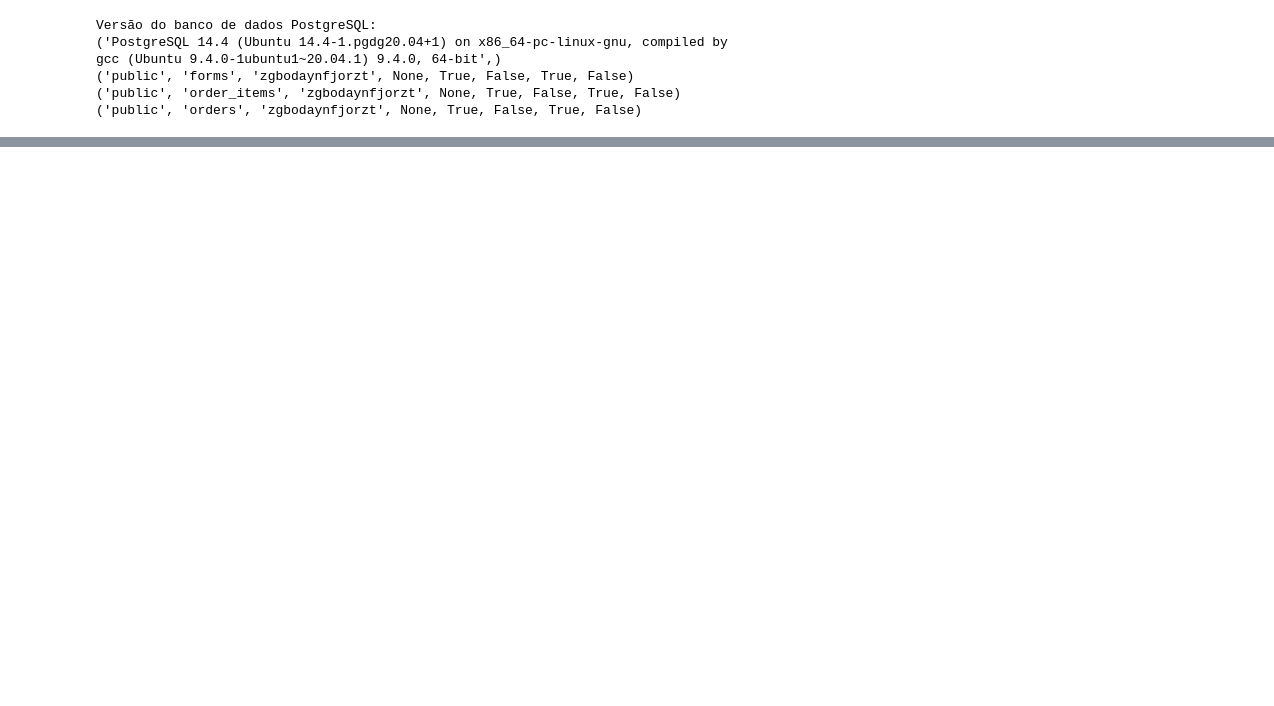
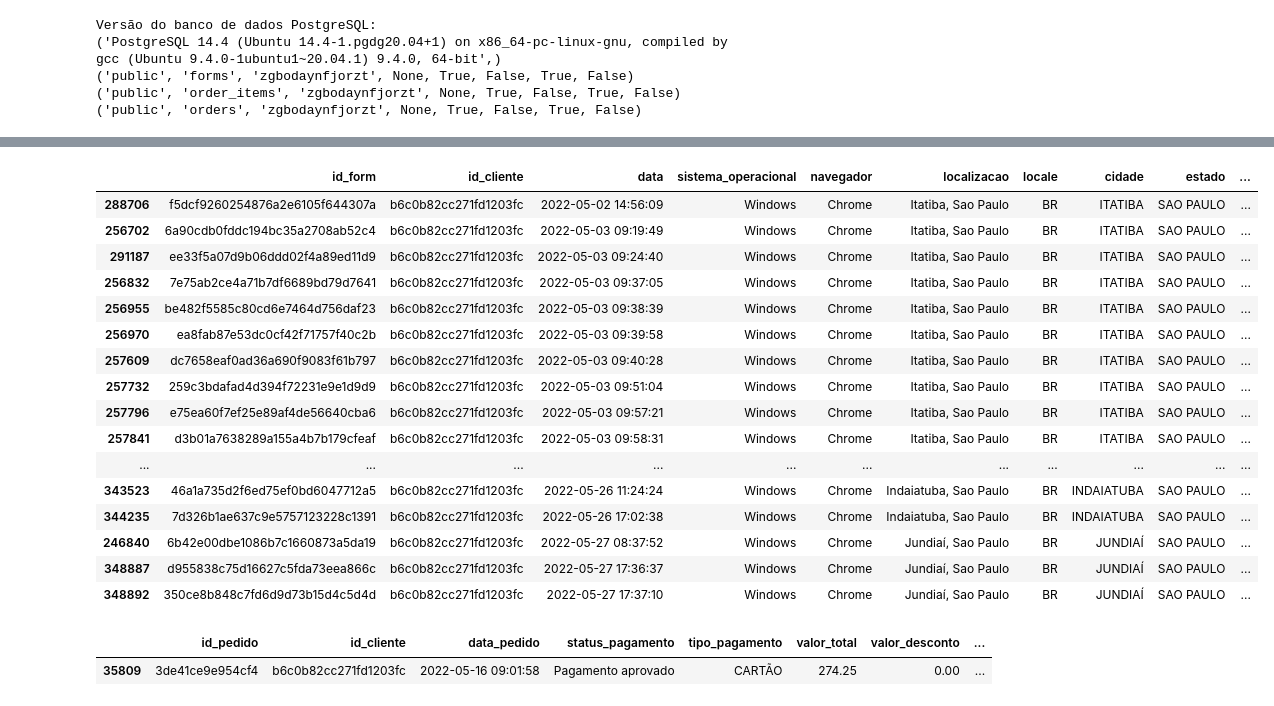
Before and after one commit to samuel0711/Desafio, a Jupyter notebook: desafio.ipynb, the cells around one changed output, grey strips where cells are left out. Saved outputs shown, nothing was run; the diff lists cells and outputs as text; code cells hidden in the pictures; blank space fills up the shorter version.

Commit message:
Exploração da base e entendimento da aprovação de pedidos x datas.

```diff
--- a/desafio.ipynb
+++ b/desafio.ipynb
@@ -7,6 +7,11 @@ import requests
 import json
 import pandas as pd
 import psycopg2
+import datetime as dt
+
+import matplotlib.pyplot as plt
+
+pd.set_option('display.max_columns', 50)
 # %%
 # Função para criar conexão no banco
 def conecta_db():
@@ -106,0 +91,4 @@ df
+# %%
+forms = fazer_consulta('forms')
+order_items = fazer_consulta('order_items')
+orders = fazer_consulta('orders')
@@ -106,0 +165,25 @@ df
+# %%
+forms.loc[(forms.id_cliente == 'b6c0b82cc271fd1203fc') & (forms.data.dt.month == 5)].sort_values(by='data')
+# %% [output]
+|  | id_form | id_cliente | data | sistema_operacional | navegador | localizacao | locale | cidade | estado | ... |
+| 288706 | f5dcf9260254876a2e6105f644307a | b6c0b82cc271fd1203fc | 2022-05-02 14:56:09 | Windows | Chrome | Itatiba, Sao Paulo | BR | ITATIBA | SAO PAULO | ... |
+| 256702 | 6a90cdb0fddc194bc35a2708ab52c4 | b6c0b82cc271fd1203fc | 2022-05-03 09:19:49 | Windows | Chrome | Itatiba, Sao Paulo | BR | ITATIBA | SAO PAULO | ... |
+| 291187 | ee33f5a07d9b06ddd02f4a89ed11d9 | b6c0b82cc271fd1203fc | 2022-05-03 09:24:40 | Windows | Chrome | Itatiba, Sao Paulo | BR | ITATIBA | SAO PAULO | ... |
+| 256832 | 7e75ab2ce4a71b7df6689bd79d7641 | b6c0b82cc271fd1203fc | 2022-05-03 09:37:05 | Windows | Chrome | Itatiba, Sao Paulo | BR | ITATIBA | SAO PAULO | ... |
+| 256955 | be482f5585c80cd6e7464d756daf23 | b6c0b82cc271fd1203fc | 2022-05-03 09:38:39 | Windows | Chrome | Itatiba, Sao Paulo | BR | ITATIBA | SAO PAULO | ... |
+| 256970 | ea8fab87e53dc0cf42f71757f40c2b | b6c0b82cc271fd1203fc | 2022-05-03 09:39:58 | Windows | Chrome | Itatiba, Sao Paulo | BR | ITATIBA | SAO PAULO | ... |
+| 257609 | dc7658eaf0ad36a690f9083f61b797 | b6c0b82cc271fd1203fc | 2022-05-03 09:40:28 | Windows | Chrome | Itatiba, Sao Paulo | BR | ITATIBA | SAO PAULO | ... |
+| 257732 | 259c3bdafad4d394f72231e9e1d9d9 | b6c0b82cc271fd1203fc | 2022-05-03 09:51:04 | Windows | Chrome | Itatiba, Sao Paulo | BR | ITATIBA | SAO PAULO | ... |
+| 257796 | e75ea60f7ef25e89af4de56640cba6 | b6c0b82cc271fd1203fc | 2022-05-03 09:57:21 | Windows | Chrome | Itatiba, Sao Paulo | BR | ITATIBA | SAO PAULO | ... |
+| 257841 | d3b01a7638289a155a4b7b179cfeaf | b6c0b82cc271fd1203fc | 2022-05-03 09:58:31 | Windows | Chrome | Itatiba, Sao Paulo | BR | ITATIBA | SAO PAULO | ... |
+| ... | ... | ... | ... | ... | ... | ... | ... | ... | ... | ... |
+| 343523 | 46a1a735d2f6ed75ef0bd6047712a5 | b6c0b82cc271fd1203fc | 2022-05-26 11:24:24 | Windows | Chrome | Indaiatuba, Sao Paulo | BR | INDAIATUBA | SAO PAULO | ... |
+| 344235 | 7d326b1ae637c9e5757123228c1391 | b6c0b82cc271fd1203fc | 2022-05-26 17:02:38 | Windows | Chrome | Indaiatuba, Sao Paulo | BR | INDAIATUBA | SAO PAULO | ... |
+| 246840 | 6b42e00dbe1086b7c1660873a5da19 | b6c0b82cc271fd1203fc | 2022-05-27 08:37:52 | Windows | Chrome | Jundiaí, Sao Paulo | BR | JUNDIAÍ | SAO PAULO | ... |
+| 348887 | d955838c75d16627c5fda73eea866c | b6c0b82cc271fd1203fc | 2022-05-27 17:36:37 | Windows | Chrome | Jundiaí, Sao Paulo | BR | JUNDIAÍ | SAO PAULO | ... |
+| 348892 | 350ce8b848c7fd6d9d73b15d4c5d4d | b6c0b82cc271fd1203fc | 2022-05-27 17:37:10 | Windows | Chrome | Jundiaí, Sao Paulo | BR | JUNDIAÍ | SAO PAULO | ... |
+# %%
+orders.loc[(orders.id_cliente == 'b6c0b82cc271fd1203fc') & (orders.status_pagamento != 'Cancelado')].sort_values(by='data_pedido')
+# %% [output]
+|  | id_pedido | id_cliente | data_pedido | status_pagamento | tipo_pagamento | valor_total | valor_desconto | ... |
+| 35809 | 3de41ce9e954cf4 | b6c0b82cc271fd1203fc | 2022-05-16 09:01:58 | Pagamento aprovado | CARTÃO | 274.25 | 0.00 | ... |
```
Also changed, not shown: parts of 12 cells of this notebook.
